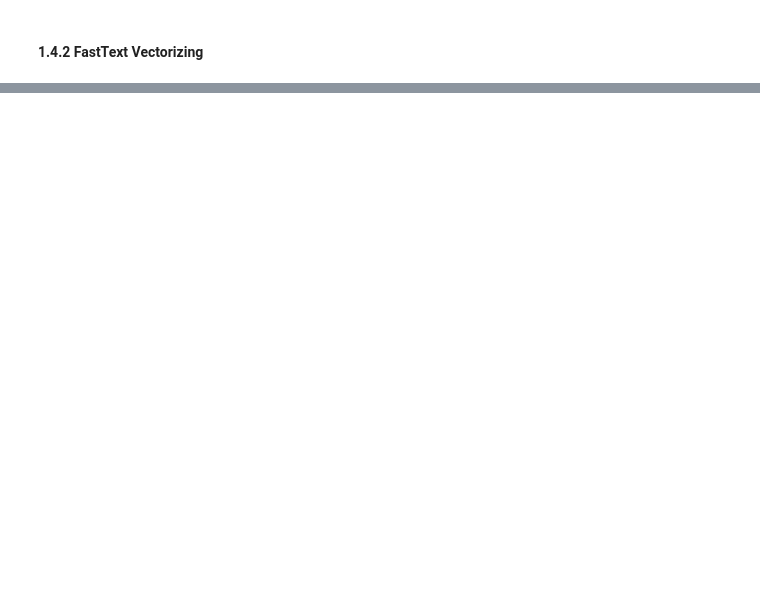
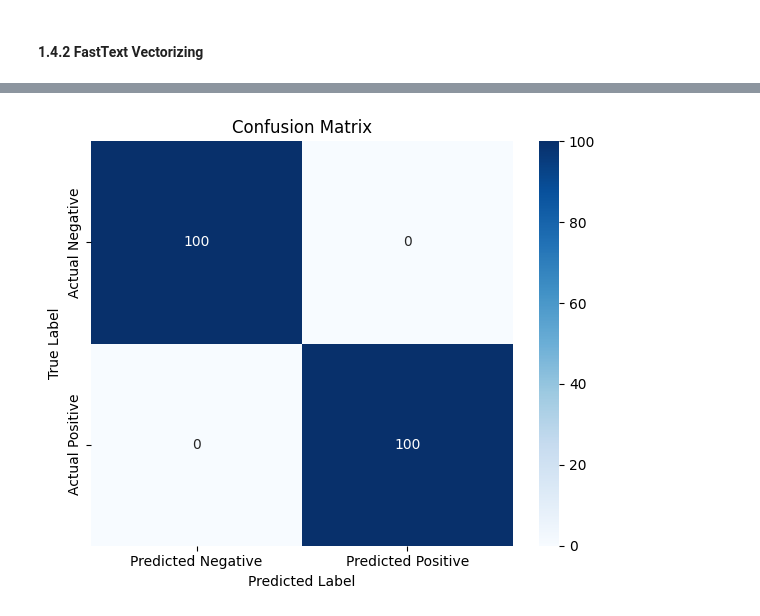
Before and after one commit to Aflinxh/analysis-sentiment-movie-review, a Jupyter notebook: main.ipynb, the cells around one changed output, grey strips where cells are left out. Drawn from its saved outputs; the diff is of its cells as text; code cells hidden in the pictures; blank space fills up the shorter version.

```diff
--- a/main.ipynb
+++ b/main.ipynb
@@ -446,0 +527,11 @@ df_sample.sample(5)
+# %%
+# 1. Pisahkan fitur (X) dan label (y)
+X = df.drop(columns=['clean_review', 'sentiment', 'fasttext_sentiment'])
+y = df['sentiment'].map({'positive': 1, 'negative': 0})
+# %%
+# 2. Split ke data latih dan data uji
+X_train, X_test, y_train, y_test = train_test_split(X, y, test_size=0.2, random_state=42, stratify=y)
+# %%
+# 3. Latih model SVM
+svm_model = SVC(kernel='linear', C=1.0)
+svm_model.fit(X_train, y_train)
@@ -446,0 +540,3 @@ df_sample.sample(5)
+# %%
+# 4. Evaluasi model
+y_pred = svm_model.predict(X_test)
@@ -446,0 +561,14 @@ df_sample.sample(5)
+# %%
+conf_matrix = confusion_matrix(y_test, y_pred)
+
+plt.figure(figsize=(6, 5))
+sns.heatmap(conf_matrix, annot=True, fmt='d', cmap='Blues',
+            xticklabels=['Predicted Negative', 'Predicted Positive'],
+            yticklabels=['Actual Negative', 'Actual Positive'])
+plt.title("Confusion Matrix")
+plt.xlabel("Predicted Label")
+plt.ylabel("True Label")
+plt.tight_layout()
+plt.show()
+# %% [output]
+[figure, added]
```
Also changed, not shown: parts of 45 cells of this notebook, 2 other files.
